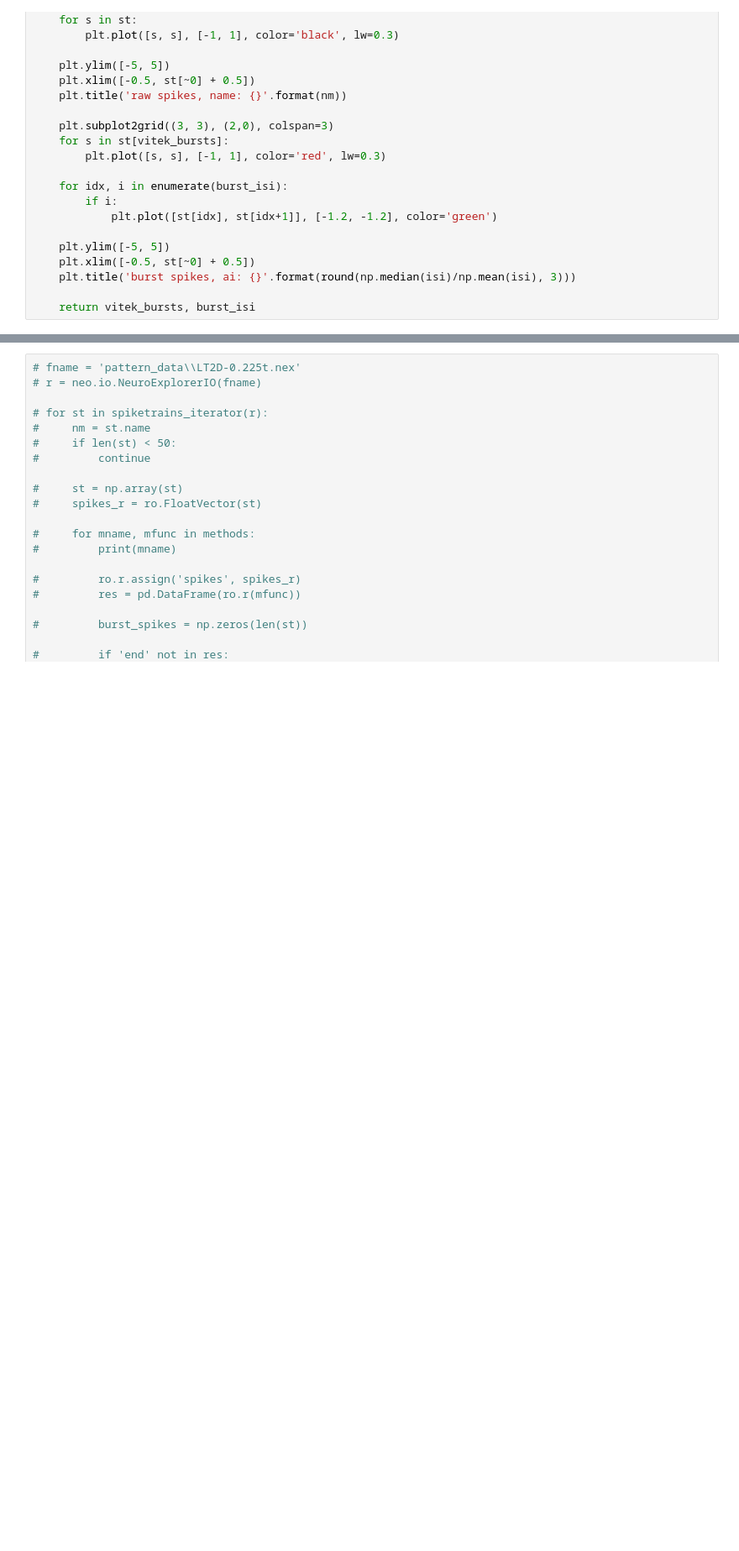
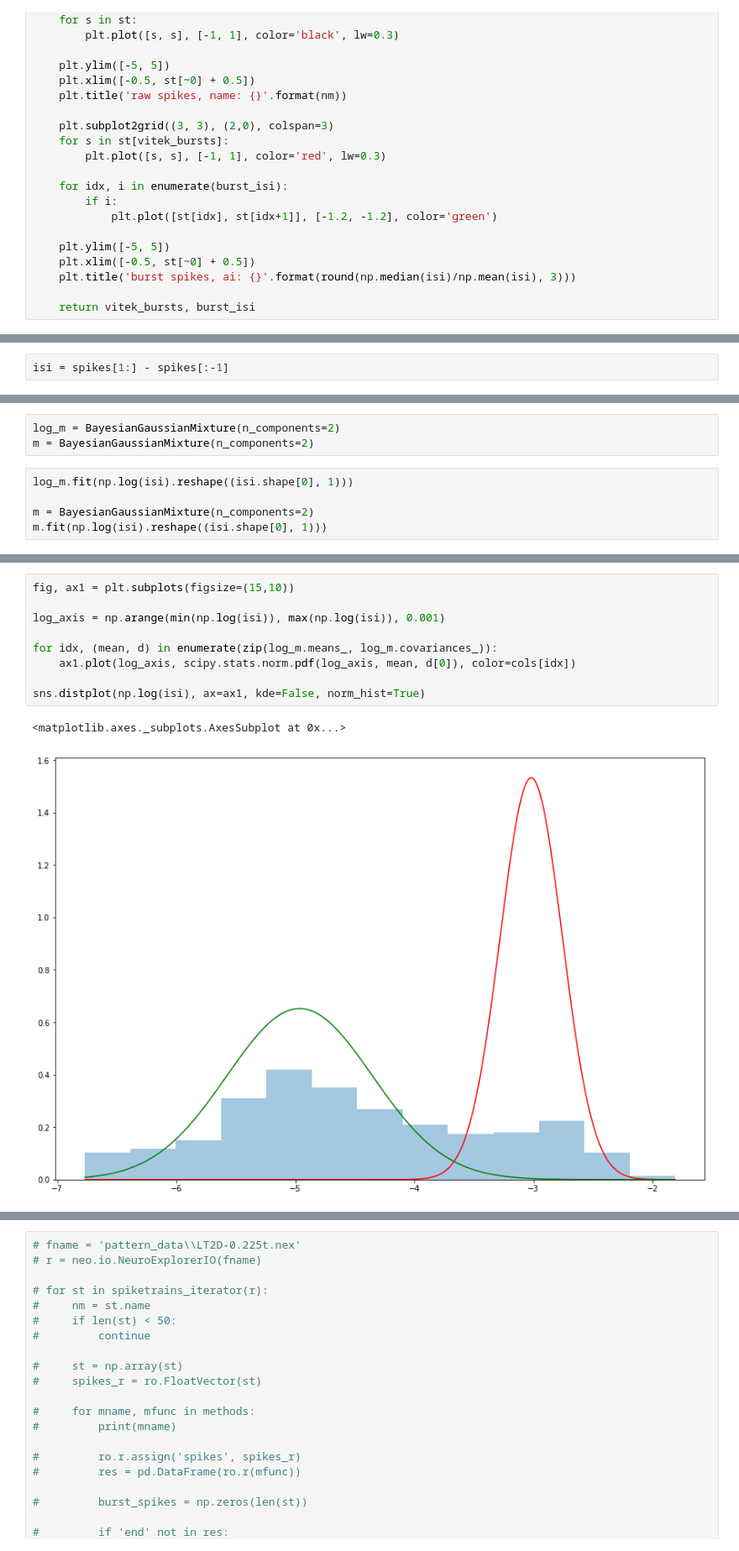
Before and after one commit to Vlad0922/neurophysiology, a Jupyter notebook: test_bursts.ipynb, the cells around one changed output, grey strips where cells are left out. Shown: that part at 84% size. Saved outputs shown, nothing was run; the diff lists cells and outputs as text; blank space fills up the shorter version.

```diff
--- a/test_bursts.ipynb
+++ b/test_bursts.ipynb
@@ -266,0 +266,2 @@ burst_isi = burst_isi[:199]
+# %%
+isi = spikes[1:] - spikes[:-1]
@@ -266,0 +278,8 @@ burst_isi = burst_isi[:199]
+# %%
+log_m = BayesianGaussianMixture(n_components=2)
+m = BayesianGaussianMixture(n_components=2)
+# %%
+log_m.fit(np.log(isi).reshape((isi.shape[0], 1)))
+
+m = BayesianGaussianMixture(n_components=2)
+m.fit(np.log(isi).reshape((isi.shape[0], 1)))
@@ -266,0 +330,12 @@ burst_isi = burst_isi[:199]
+# %%
+fig, ax1 = plt.subplots(figsize=(15,10))
+
+log_axis = np.arange(min(np.log(isi)), max(np.log(isi)), 0.001)
+
+for idx, (mean, d) in enumerate(zip(log_m.means_, log_m.covariances_)):
+    ax1.plot(log_axis, scipy.stats.norm.pdf(log_axis, mean, d[0]), color=cols[idx])
+
+sns.distplot(np.log(isi), ax=ax1, kde=False, norm_hist=True)
+# %% [output]
+<matplotlib.axes._subplots.AxesSubplot at 0x...>
+[figure, added]
```
Also changed, not shown: parts of 33 cells of this notebook, 12 other files.
